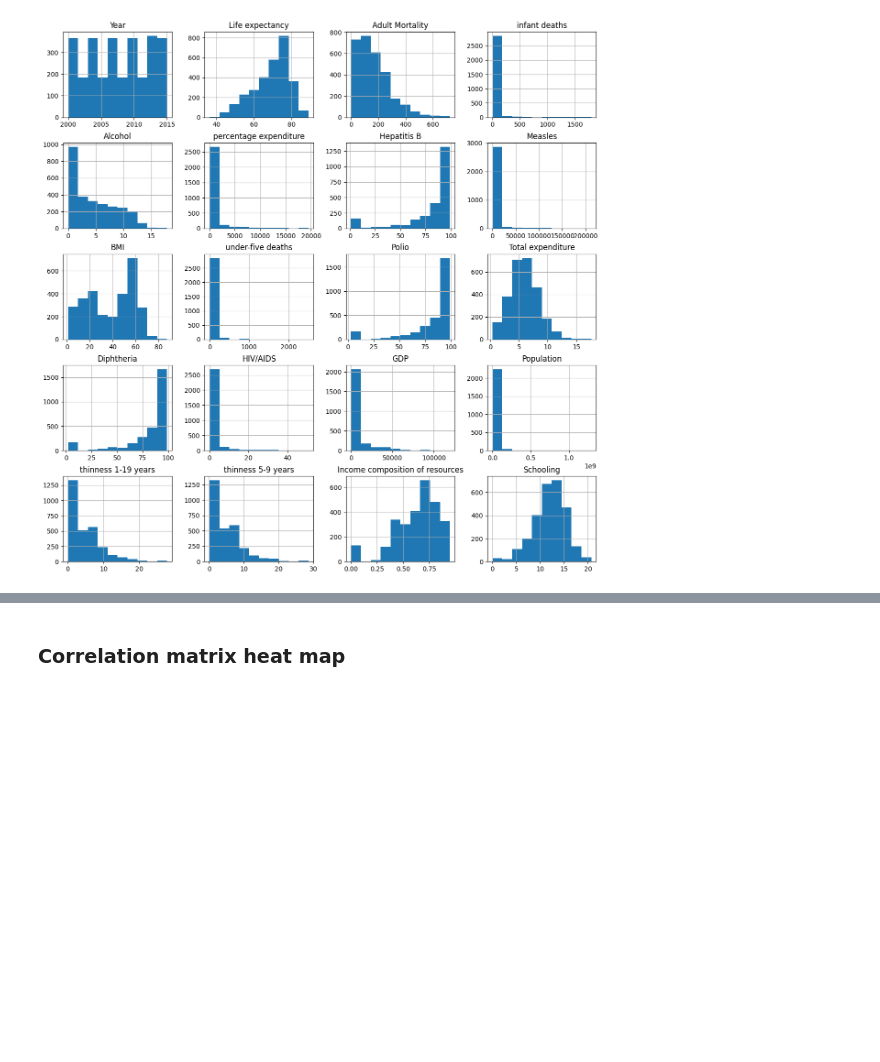
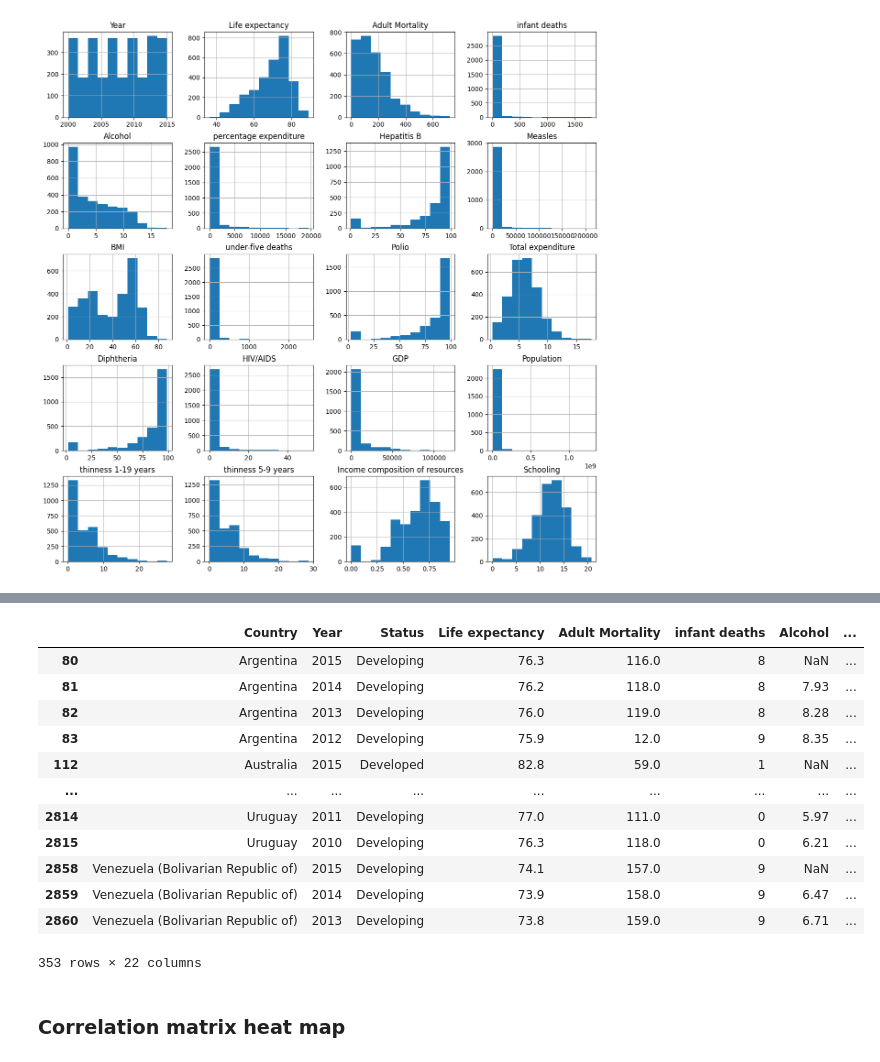
Before and after one commit to paderevski/ML-curriculum, a Jupyter notebook: notebooks/04-regression-plus/Life_Expectancy_Key.ipynb, the cells around one changed output, grey strips where cells are left out. Saved outputs shown, nothing was run; the diff lists cells and outputs as text; code cells hidden in the pictures; blank space fills up the shorter version.

```diff
--- a/notebooks/04-regression-plus/Life_Expectancy_Key.ipynb
+++ b/notebooks/04-regression-plus/Life_Expectancy_Key.ipynb
@@ -103,3 +108,19 @@ df.hist(figsize=(15,15));
+# %%
+df[df.BMI>60]
+# %% [output]
+|  | Country | Year | Status | Life expectancy | Adult Mortality | infant deaths | Alcohol | ... |
+| 80 | Argentina | 2015 | Developing | 76.3 | 116.0 | 8 | NaN | ... |
+| 81 | Argentina | 2014 | Developing | 76.2 | 118.0 | 8 | 7.93 | ... |
+| 82 | Argentina | 2013 | Developing | 76.0 | 119.0 | 8 | 8.28 | ... |
+| 83 | Argentina | 2012 | Developing | 75.9 | 12.0 | 9 | 8.35 | ... |
+| 112 | Australia | 2015 | Developed | 82.8 | 59.0 | 1 | NaN | ... |
+| ... | ... | ... | ... | ... | ... | ... | ... | ... |
+| 2814 | Uruguay | 2011 | Developing | 77.0 | 111.0 | 0 | 5.97 | ... |
+| 2815 | Uruguay | 2010 | Developing | 76.3 | 118.0 | 0 | 6.21 | ... |
+| 2858 | Venezuela (Bolivarian Republic of) | 2015 | Developing | 74.1 | 157.0 | 9 | NaN | ... |
+| 2859 | Venezuela (Bolivarian Republic of) | 2014 | Developing | 73.9 | 158.0 | 9 | 6.47 | ... |
+| 2860 | Venezuela (Bolivarian Republic of) | 2013 | Developing | 73.8 | 159.0 | 9 | 6.71 | ... |
+353 rows × 22 columns
 # %% [markdown]
 ### Correlation matrix heat map
 # %% [markdown]
```
Also changed, not shown: parts of 29 cells of this notebook.
